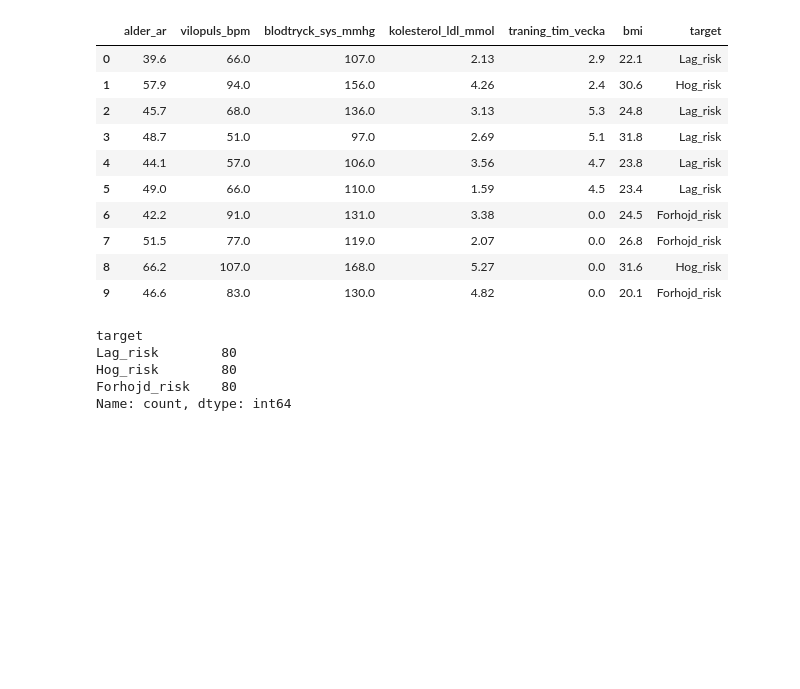
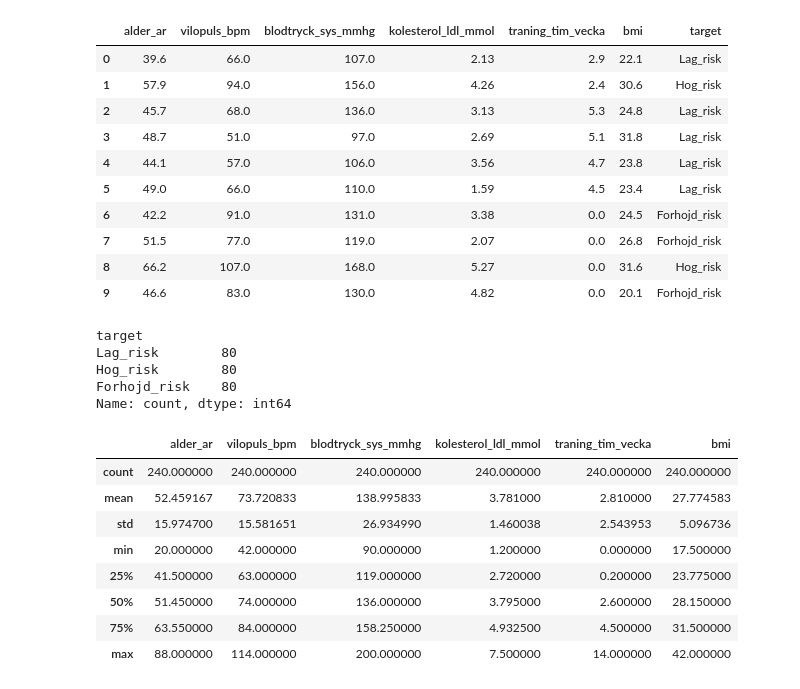
Before and after one commit to Dennislydin/Lab1_MachineLearning_Unsupervised_Supervised, a Jupyter notebook: Lab1.ipynb, the cells around one changed output. Cells and saved outputs as stored; diff of their text form; code cells hidden in the pictures; blank space fills up the shorter version.

```diff
--- a/Lab1.ipynb
+++ b/Lab1.ipynb
@@ -47,3 +51,15 @@ Lag_risk        80
 Hog_risk        80
 Forhojd_risk    80
 Name: count, dtype: int64
+# %%
+df.describe()
+# %% [output]
+|  | alder_ar | vilopuls_bpm | blodtryck_sys_mmhg | kolesterol_ldl_mmol | traning_tim_vecka | bmi |
+| count | 240.000000 | 240.000000 | 240.000000 | 240.000000 | 240.000000 | 240.000000 |
+| mean | 52.459167 | 73.720833 | 138.995833 | 3.781000 | 2.810000 | 27.774583 |
+| std | 15.974700 | 15.581651 | 26.934990 | 1.460038 | 2.543953 | 5.096736 |
+| min | 20.000000 | 42.000000 | 90.000000 | 1.200000 | 0.000000 | 17.500000 |
+| 25% | 41.500000 | 63.000000 | 119.000000 | 2.720000 | 0.200000 | 23.775000 |
+| 50% | 51.450000 | 74.000000 | 136.000000 | 3.795000 | 2.600000 | 28.150000 |
+| 75% | 63.550000 | 84.000000 | 158.250000 | 4.932500 | 4.500000 | 31.500000 |
+| max | 88.000000 | 114.000000 | 200.000000 | 7.500000 | 14.000000 | 42.000000 |
```
Also changed, not shown: parts of 8 cells of this notebook.
